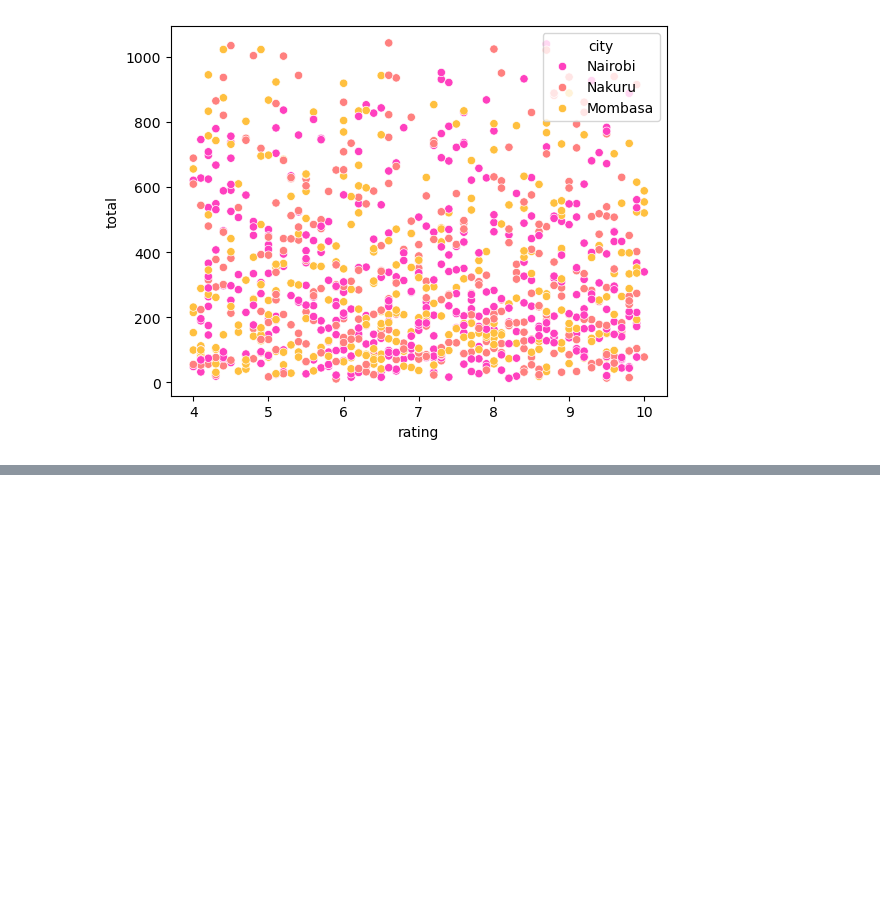
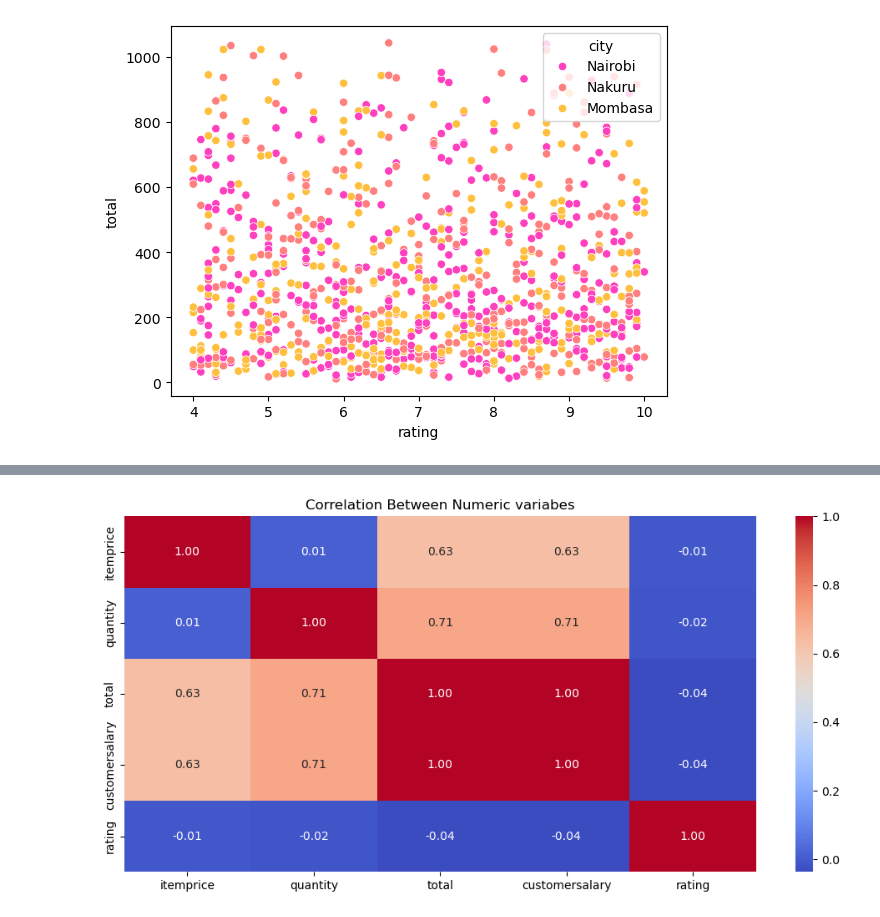
Before and after one commit to madlib-doom/datascience, a Jupyter notebook: EDA.ipynb, the cells around one changed output, grey strips where cells are left out. Drawn from its saved outputs; the diff is of its cells as text; code cells hidden in the pictures; blank space fills up the shorter version.

```diff
--- a/EDA.ipynb
+++ b/EDA.ipynb
@@ -166,0 +188,15 @@ sns.lineplot(x="date",y="total",data=data)
+# %%
+# Below is a heat map that enables us to see the correlation between different entities
+numeric_cols=["itemprice","quantity","total","customersalary","rating"]
+
+# below we compute the correlation matrix
+
+corr=data[numeric_cols].corr()
+
+# plot the heatmap
+plt.figure(figsize=(10,5))
+sns.heatmap(corr,annot=True,cmap='coolwarm',fmt=".2f")
+plt.title('Correlation Between Numeric variabes')
+plt.tight_layout()
+# %% [output]
+[figure, added]
```
Also changed, not shown: parts of 3 cells of this notebook, 3 other files.
